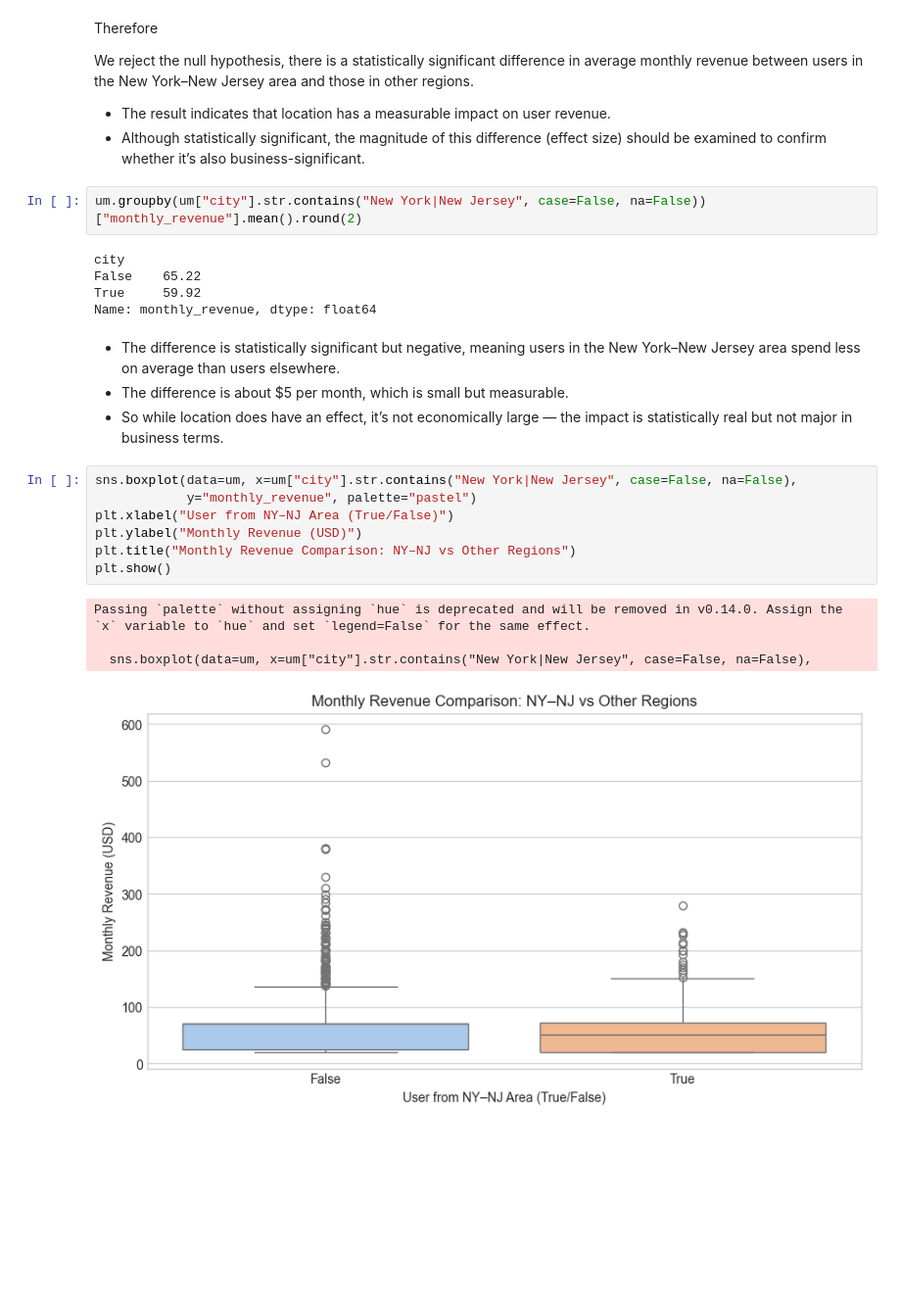
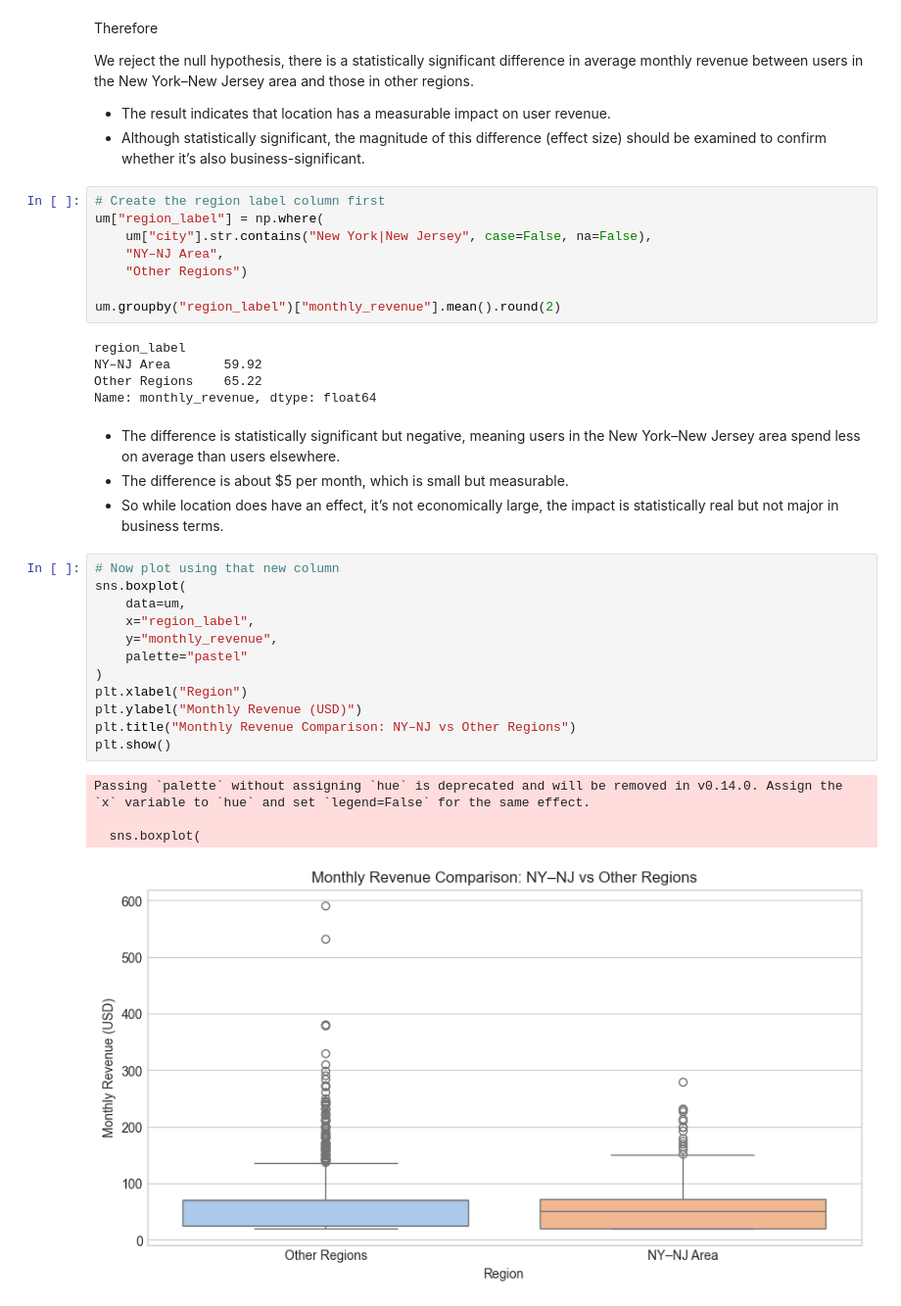
Before and after one commit to gerzon13medin/megaline-tariff-revenue-analysis, a Jupyter notebook: notebooks/megaline_eda.ipynb, the cells around one changed output. Shown at 98% size. Saved outputs shown, nothing was run; the diff lists cells and outputs as text; blank space fills up the shorter version.

Commit message:
Graphs and tables were updated

```diff
--- a/notebooks/megaline_eda.ipynb
+++ b/notebooks/megaline_eda.ipynb
@@ -453,25 +453,36 @@ We reject the null hypothesis, there is a statistically significant difference i
 - The result indicates that location has a measurable impact on user revenue.
 - Although statistically significant, the magnitude of this difference (effect size) should be examined to confirm whether it’s also business-significant.
 # %%
-um.groupby(um["city"].str.contains("New York|New Jersey", case=False, na=False))["monthly_revenue"].mean().round(2)
+# Create the region label column first
+um["region_label"] = np.where(
+    um["city"].str.contains("New York|New Jersey", case=False, na=False),
+    "NY–NJ Area",
+    "Other Regions")
+
+um.groupby("region_label")["monthly_revenue"].mean().round(2)
 # %% [output]
-city
-False    65.22
-True     59.92
+region_label
+NY–NJ Area       59.92
+Other Regions    65.22
 Name: monthly_revenue, dtype: float64
 # %% [markdown]
 - The difference is statistically significant but negative, meaning users in the New York–New Jersey area spend less on average than users elsewhere.
 - The difference is about $5 per month, which is small but measurable.
-- So while location does have an effect, it’s not economically large — the impact is statistically real but not major in business terms.
+- So while location does have an effect, it’s not economically large, the impact is statistically real but not major in business terms.
 # %%
-sns.boxplot(data=um, x=um["city"].str.contains("New York|New Jersey", case=False, na=False),
-            y="monthly_revenue", palette="pastel")
-plt.xlabel("User from NY–NJ Area (True/False)")
+# Now plot using that new column
+sns.boxplot(
+    data=um,
+    x="region_label",
+    y="monthly_revenue",
+    palette="pastel"
+)
+plt.xlabel("Region")
 plt.ylabel("Monthly Revenue (USD)")
 plt.title("Monthly Revenue Comparison: NY–NJ vs Other Regions")
 plt.show()
 # %% [output]
 Passing `palette` without assigning `hue` is deprecated and will be removed in v0.14.0. Assign the `x` variable to `hue` and set `legend=False` for the same effect.
 
-  sns.boxplot(data=um, x=um["city"].str.contains("New York|New Jersey", case=False, na=False),
+  sns.boxplot(
-[figure, old version]
+[figure, new version]
```
Also changed, not shown: 1 other file.
